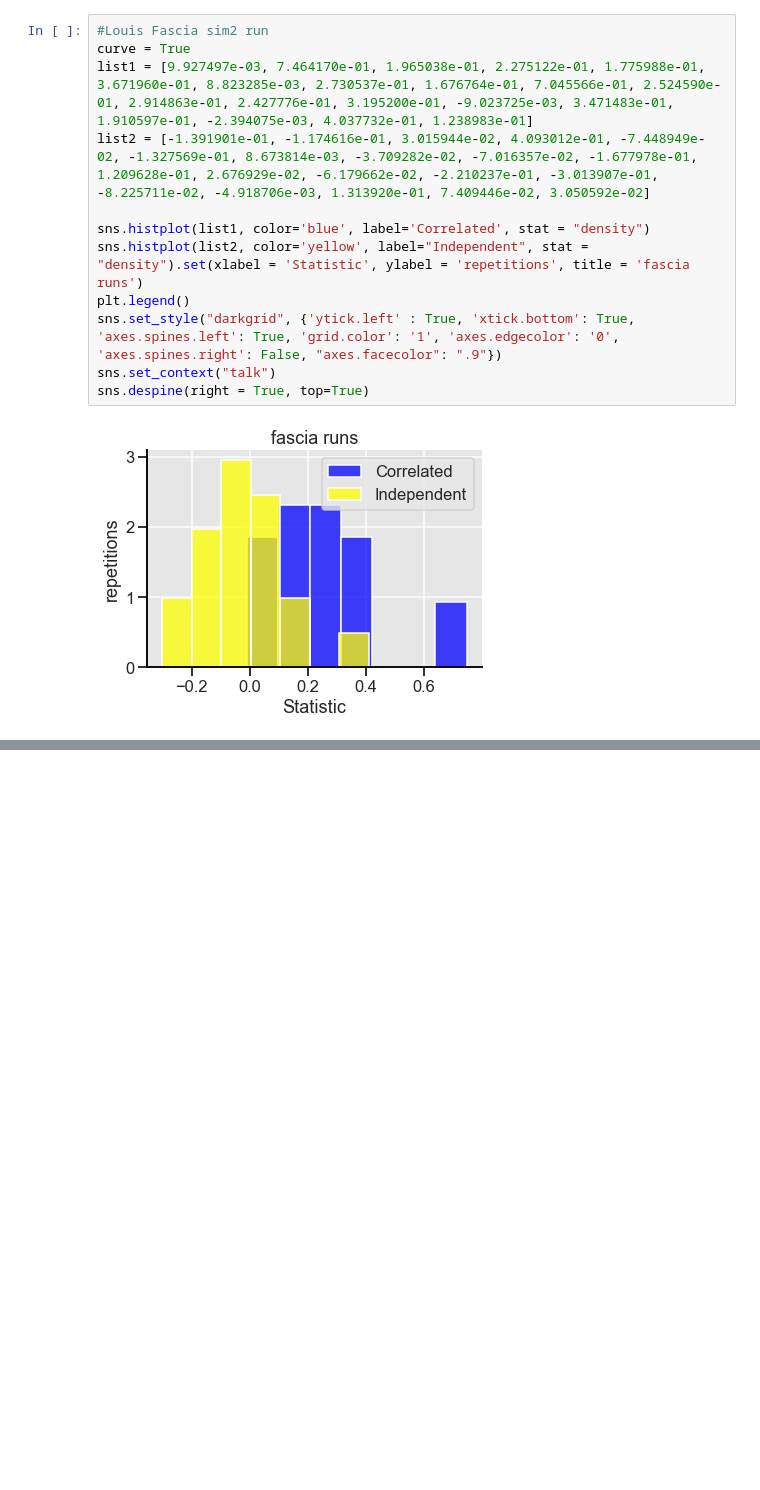
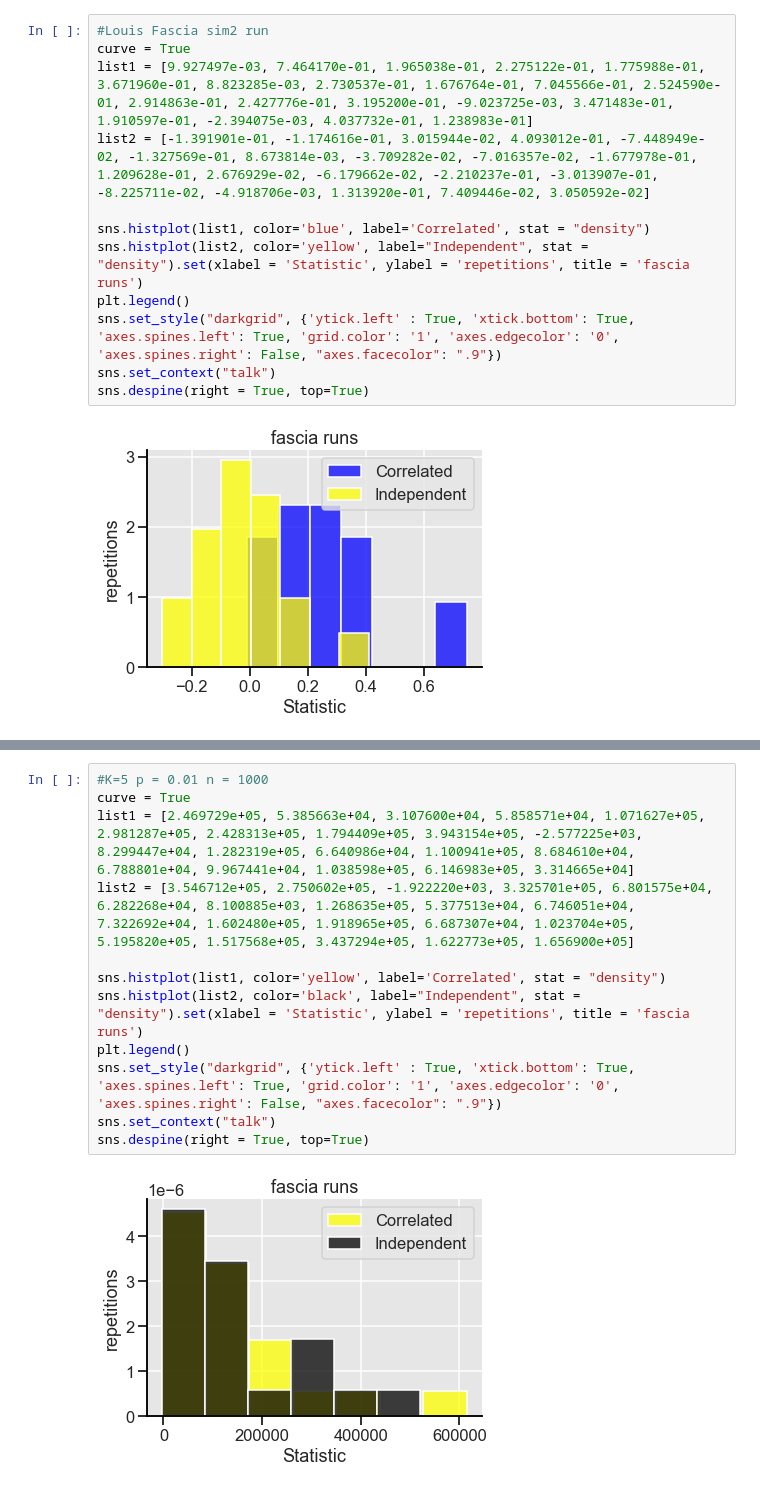
Before and after one commit to louishu17/tree_color_coding_task, a Jupyter notebook: Jupyter Vizualizations/fascia_viz.ipynb, the cells around one changed output, grey strips where cells are left out. Cells and saved outputs as stored; diff of their text form; blank space fills up the shorter version.

```diff
--- a/Jupyter Vizualizations/fascia_viz.ipynb
+++ b/Jupyter Vizualizations/fascia_viz.ipynb
@@ -117,0 +132,14 @@ sns.despine(right = True, top=True)
+# %%
+#K=5 p = 0.01 n = 1000
+curve = True
+list1 = [2.469729e+05, 5.385663e+04, 3.107600e+04, 5.858571e+04, 1.071627e+05, 2.981287e+05, 2.428313e+05, 1.794409e+05, 3.943154e+05, -2.577225e+03, 8.299447e+04, 1.282319e+05, 6.640986e+04, 1.100941e+05, 8.684610e+04, 6.788801e+04, 9.967441e+04, 1.038598e+05, 6.146983e+05, 3.314665e+04]
+list2 = [3.546712e+05, 2.750602e+05, -1.922220e+03, 3.325701e+05, 6.801575e+04, 6.282268e+04, 8.100885e+03, 1.268635e+05, 5.377513e+04, 6.746051e+04, 7.322692e+04, 1.602480e+05, 1.918965e+05, 6.687307e+04, 1.023704e+05, 5.195820e+05, 1.517568e+05, 3.437294e+05, 1.622773e+05, 1.656900e+05]
+
+sns.histplot(list1, color='yellow', label='Correlated', stat = "density")
+sns.histplot(list2, color='black', label="Independent", stat = "density").set(xlabel = 'Statistic', ylabel = 'repetitions', title = 'fascia runs')
+plt.legend()
+sns.set_style("darkgrid", {'ytick.left' : True, 'xtick.bottom': True, 'axes.spines.left': True, 'grid.color': '1', 'axes.edgecolor': '0', 'axes.spines.right': False, "axes.facecolor": ".9"})
+sns.set_context("talk")
+sns.despine(right = True, top=True)
+# %% [output]
+[figure, added]
```
Also changed, not shown: parts of 1 cell of this notebook.
